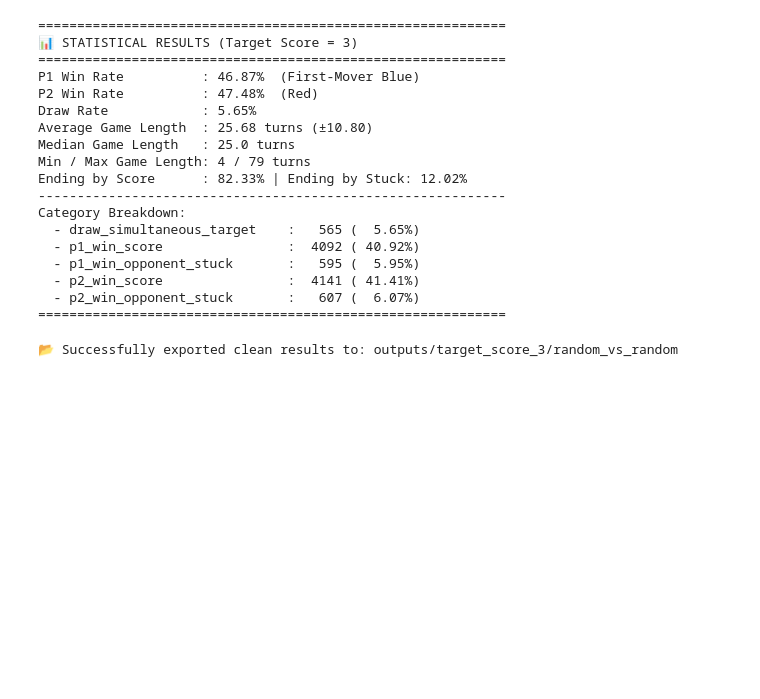
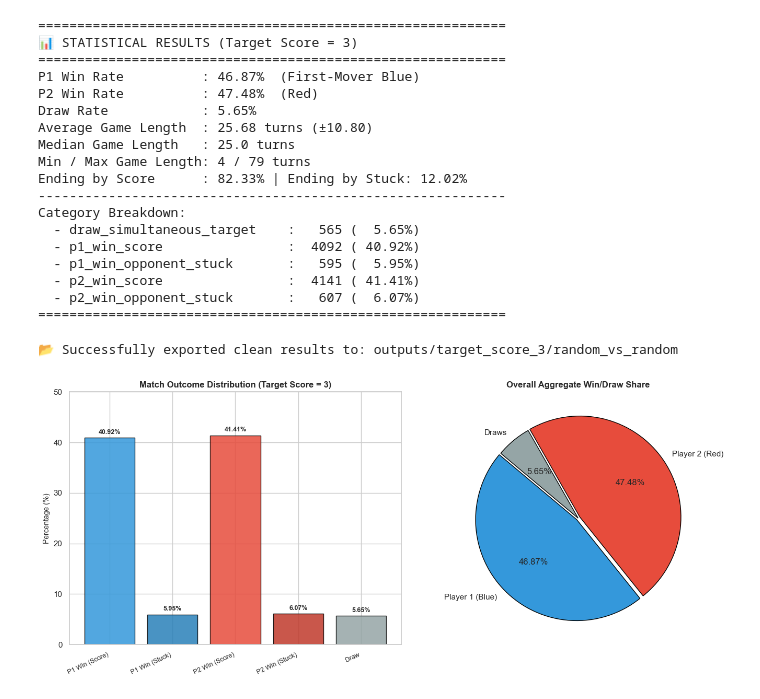
Before and after one commit to SreelathaVS/Game_Analysis_Entangled, a Jupyter notebook: analysis_notebook.ipynb, the cells around one changed output. Drawn from its saved outputs; the diff is of its cells as text; code cells hidden in the pictures; blank space fills up the shorter version.

```diff
--- a/analysis_notebook.ipynb
+++ b/analysis_notebook.ipynb
@@ -109,3 +114,70 @@ with open(
 print(f"📂 Successfully exported clean results to: {output_dir}")
 # %% [output]
 📂 Successfully exported clean results to: outputs/target_score_3/random_vs_random
+# %%
+import matplotlib.pyplot as plt
+import numpy as np
+
+# Data Extraction from Statistical Results
+categories = [
+    "P1 Win (Score)",
+    "P1 Win (Stuck)",
+    "P2 Win (Score)",
+    "P2 Win (Stuck)",
+    "Draw",
+]
+percentages = [40.92, 5.95, 41.41, 6.07, 5.65]
+colors = ["#3498db", "#2980b9", "#e74c3c", "#c0392b", "#95a5a6"]
+
+# Create Figure
+fig, (ax1, ax2) = plt.subplots(1, 2, figsize=(14, 6))
+
+# Chart 1: Outcome Breakdown Bar Chart
+bars = ax1.bar(
+    categories, percentages, color=colors, edgecolor="black", alpha=0.85
+)
+ax1.set_title(
+    "Match Outcome Distribution (Target Score = 3)", fontsize=12, fontweight="bold"
+)
+ax1.set_ylabel("Percentage (%)", fontsize=10)
+ax1.set_ylim(0, 50)
+plt.setp(
+    ax1.get_xticklabels(), rotation=25, ha="right", fontsize=9
+)  # type: ignore
+
+# Add value labels on top of bars
+for bar in bars:
+  height = bar.get_height()
+  ax1.annotate(
+      f"{height}%",
+      xy=(bar.get_x() + bar.get_width() / 2, height),
+      xytext=(0, 3),  # 3 points vertical offset
+      textcoords="offset points",
+      ha="center",
+      va="bottom",
+      fontsize=9,
+      fontweight="bold",
+  )
+
+# Chart 2: Win Rate Comparison (P1 vs P2 vs Draw)
+aggregate_labels = ["Player 1 (Blue)", "Player 2 (Red)", "Draws"]
+aggregate_rates = [46.87, 47.48, 5.65]
+agg_colors = ["#3498db", "#e74c3c", "#95a5a6"]
+
+wedges, texts, autotexts = ax2.pie(
+    aggregate_rates,
+    labels=aggregate_labels,
+    autopct="%1.2f%%",
+    colors=agg_colors,
+    startangle=140,
+    explode=(0.02, 0.02, 0),
+    wedgeprops={"edgecolor": "black", "linewidth": 1},
+)
+ax2.set_title(
+    "Overall Aggregate Win/Draw Share", fontsize=12, fontweight="bold"
+)
+
+plt.tight_layout()
+plt.show()
+# %% [output]
+[figure, added]
```
Also changed, not shown: parts of 5 cells of this notebook, 14 other files.
